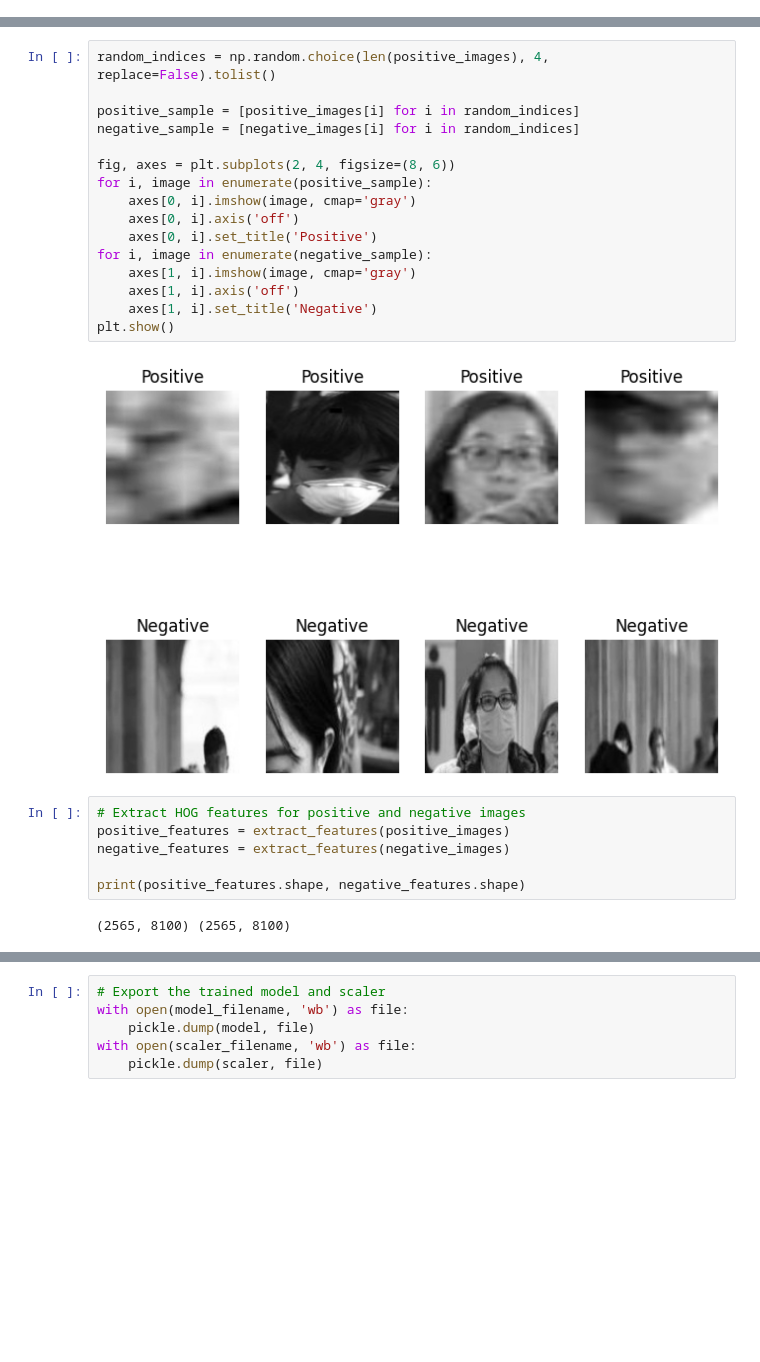
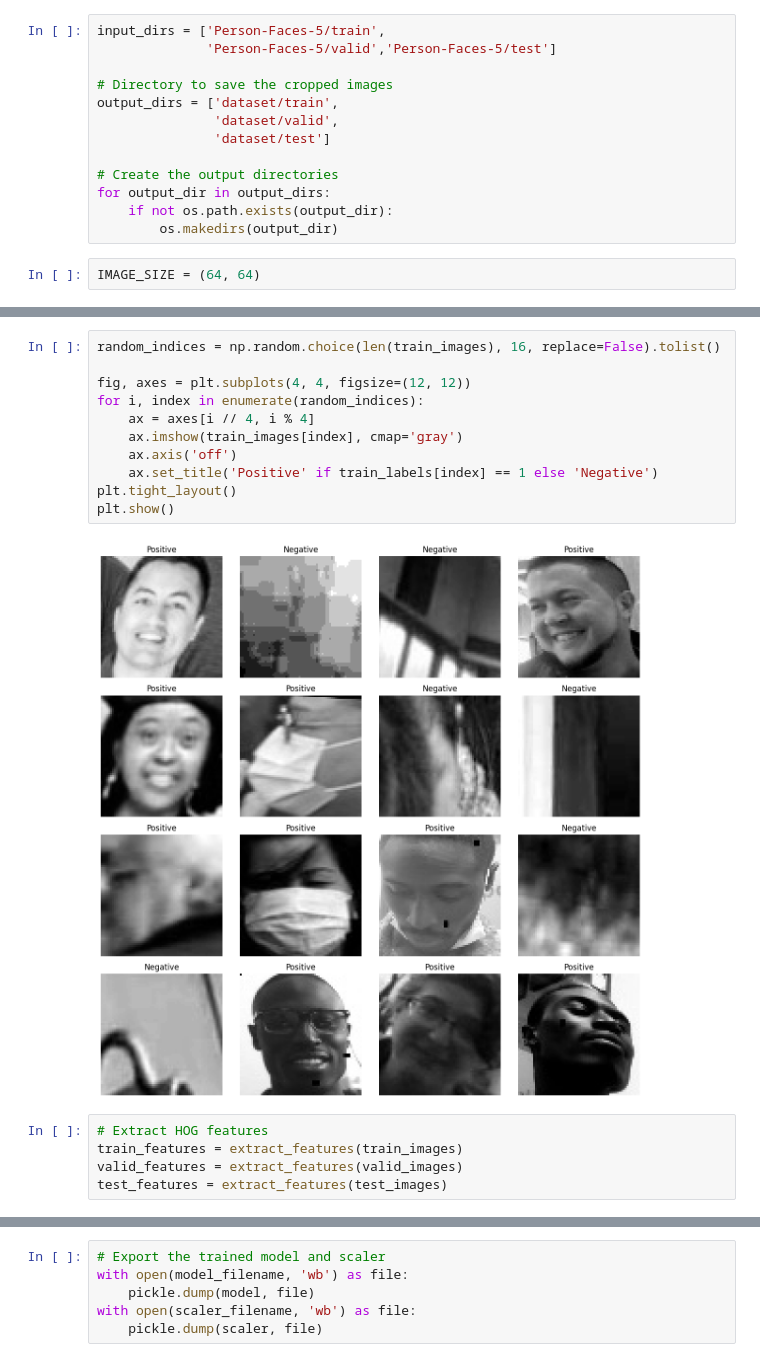
Before and after one commit to 4gungnand/pp-counter, a Jupyter notebook: load.ipynb, the cells around one changed output, grey strips where cells are left out. Saved outputs shown, nothing was run; the diff lists cells and outputs as text; blank space fills up the shorter version.

Commit message:
new dataset and code refining

```diff
--- a/load.ipynb
+++ b/load.ipynb
@@ -43,2 +27,17 @@ Path(negative_output_dir).mkdir(parents=True, exist_ok=True)
+# %%
+input_dirs = ['Person-Faces-5/train',
+              'Person-Faces-5/valid','Person-Faces-5/test']
+
+# Directory to save the cropped images
+output_dirs = ['dataset/train',
+               'dataset/valid',
+               'dataset/test']
+
+# Create the output directories
+for output_dir in output_dirs:
+    if not os.path.exists(output_dir):
+        os.makedirs(output_dir)
+# %%
+IMAGE_SIZE = (64, 64)
 # %%
 # Iterate over each directory
@@ -122,27 +135,19 @@ for filename in os.listdir(negative_dir):
 # %%
-random_indices = np.random.choice(len(positive_images), 4, replace=False).tolist()
+random_indices = np.random.choice(len(train_images), 16, replace=False).tolist()
 
-positive_sample = [positive_images[i] for i in random_indices]
-negative_sample = [negative_images[i] for i in random_indices]
-
-fig, axes = plt.subplots(2, 4, figsize=(8, 6))
-for i, image in enumerate(positive_sample):
-    axes[0, i].imshow(image, cmap='gray')
-    axes[0, i].axis('off')
-    axes[0, i].set_title('Positive')
-for i, image in enumerate(negative_sample):
-    axes[1, i].imshow(image, cmap='gray')
-    axes[1, i].axis('off')
-    axes[1, i].set_title('Negative')
+fig, axes = plt.subplots(4, 4, figsize=(12, 12))
+for i, index in enumerate(random_indices):
+    ax = axes[i // 4, i % 4]
+    ax.imshow(train_images[index], cmap='gray')
+    ax.axis('off')
+    ax.set_title('Positive' if train_labels[index] == 1 else 'Negative')
+plt.tight_layout()
 plt.show()
 # %% [output]
-[figure, old version]
+[figure, new version]
-# %%
-# Extract HOG features for positive and negative images
-positive_features = extract_features(positive_images)
-negative_features = extract_features(negative_images)
-
-print(positive_features.shape, negative_features.shape)
-# %% [output]
-(2565, 8100) (2565, 8100)
+# %%
+# Extract HOG features
+train_features = extract_features(train_images)
+valid_features = extract_features(valid_images)
+test_features = extract_features(test_images)
 # %%
```
Also changed, not shown: parts of 29 cells of this notebook, 9 other files.
